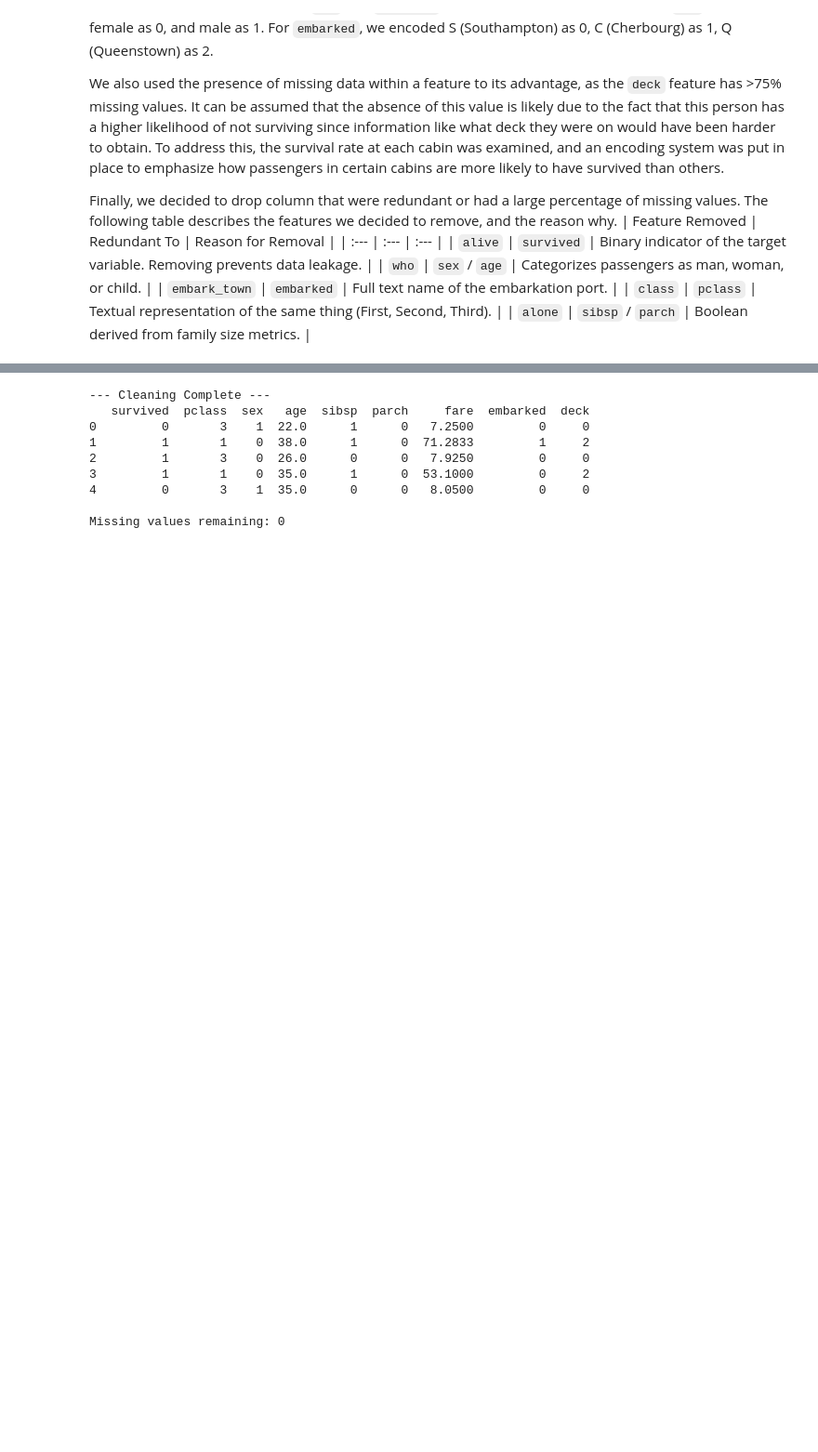
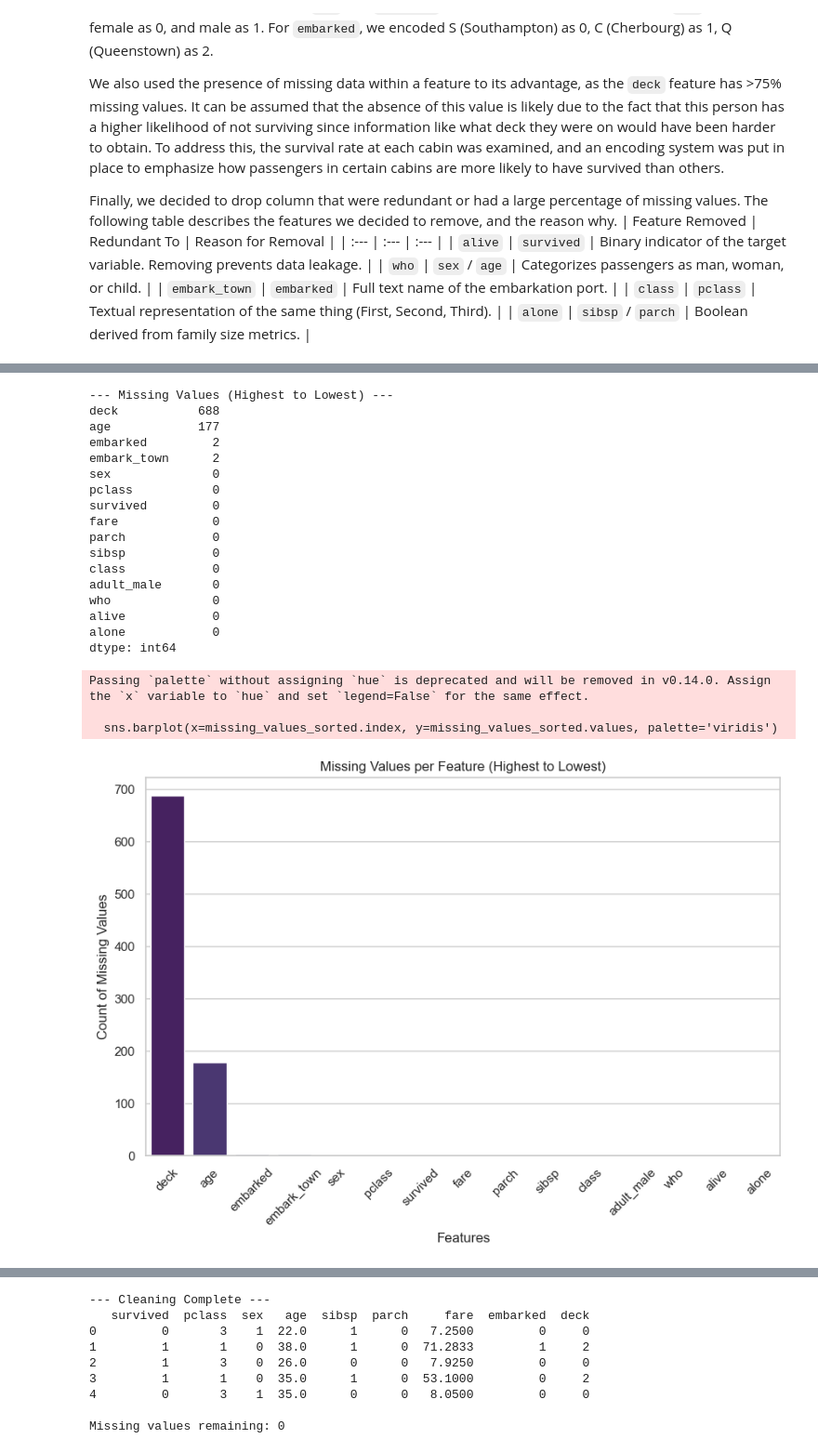
Before and after one commit to SamuelWang05/ml-final-project, a Jupyter notebook: ml-final-project.ipynb, the cells around one changed output, grey strips where cells are left out. Shown at 93% size. Drawn from its saved outputs; the diff is of its cells as text; code cells hidden in the pictures; blank space fills up the shorter version.

```diff
--- a/ml-final-project.ipynb
+++ b/ml-final-project.ipynb
@@ -131,0 +91,45 @@ Survival Rate by Deck
+# %%
+# Calculate missing values per feature
+missing_values = df.isnull().sum()
+
+# Sort missing values in descending order
+missing_values_sorted = missing_values.sort_values(ascending=False)
+
+# Display the result
+print("--- Missing Values (Highest to Lowest) ---")
+print(missing_values_sorted)
+
+# Create the bar graph
+plt.figure(figsize=(10, 6))
+sns.barplot(x=missing_values_sorted.index, y=missing_values_sorted.values, palette='viridis')
+
+# Add labels and title
+plt.title('Missing Values per Feature (Highest to Lowest)')
+plt.xlabel('Features')
+plt.ylabel('Count of Missing Values')
+plt.xticks(rotation=45)
+
+# Show plot
+plt.show()
+# %% [output]
+--- Missing Values (Highest to Lowest) ---
+deck           688
+age            177
+embarked         2
+embark_town      2
+sex              0
+pclass           0
+survived         0
+fare             0
+parch            0
+sibsp            0
+class            0
+adult_male       0
+who              0
+alive            0
+alone            0
+dtype: int64
+Passing `palette` without assigning `hue` is deprecated and will be removed in v0.14.0. Assign the `x` variable to `hue` and set `legend=False` for the same effect.
+
+  sns.barplot(x=missing_values_sorted.index, y=missing_values_sorted.values, palette='viridis')
+[figure, added]
```
Also changed, not shown: parts of 5 cells of this notebook.
